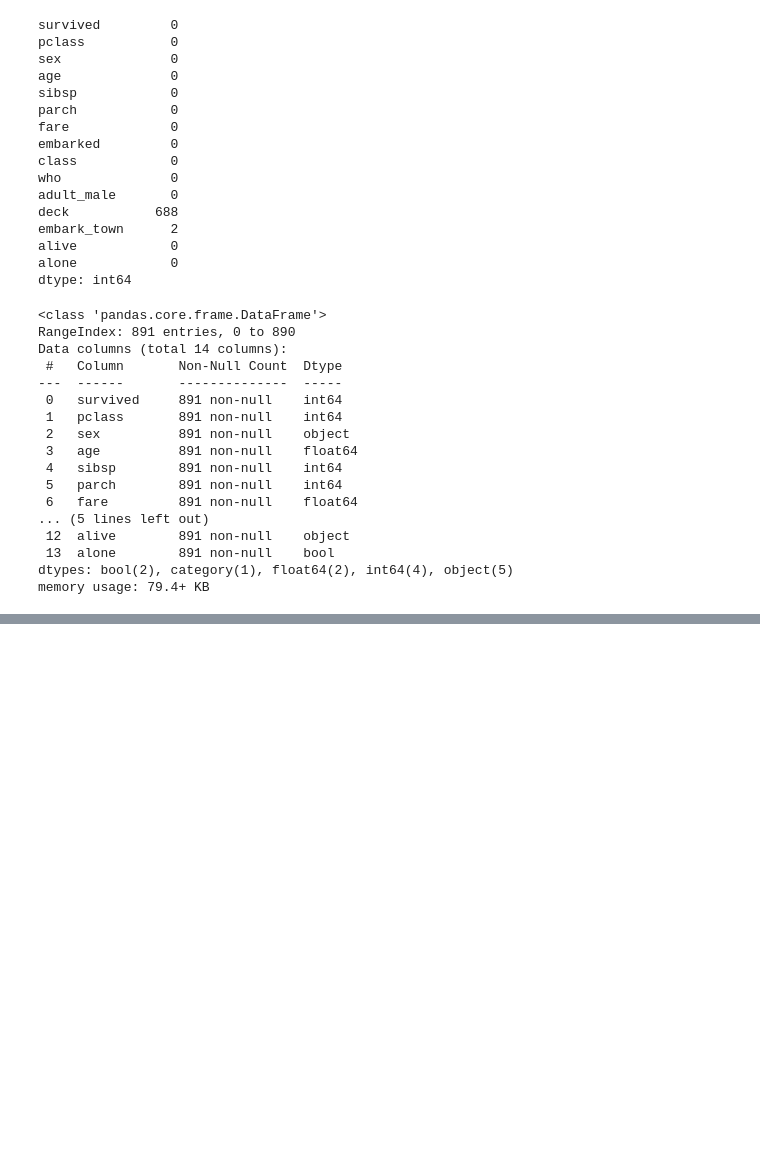
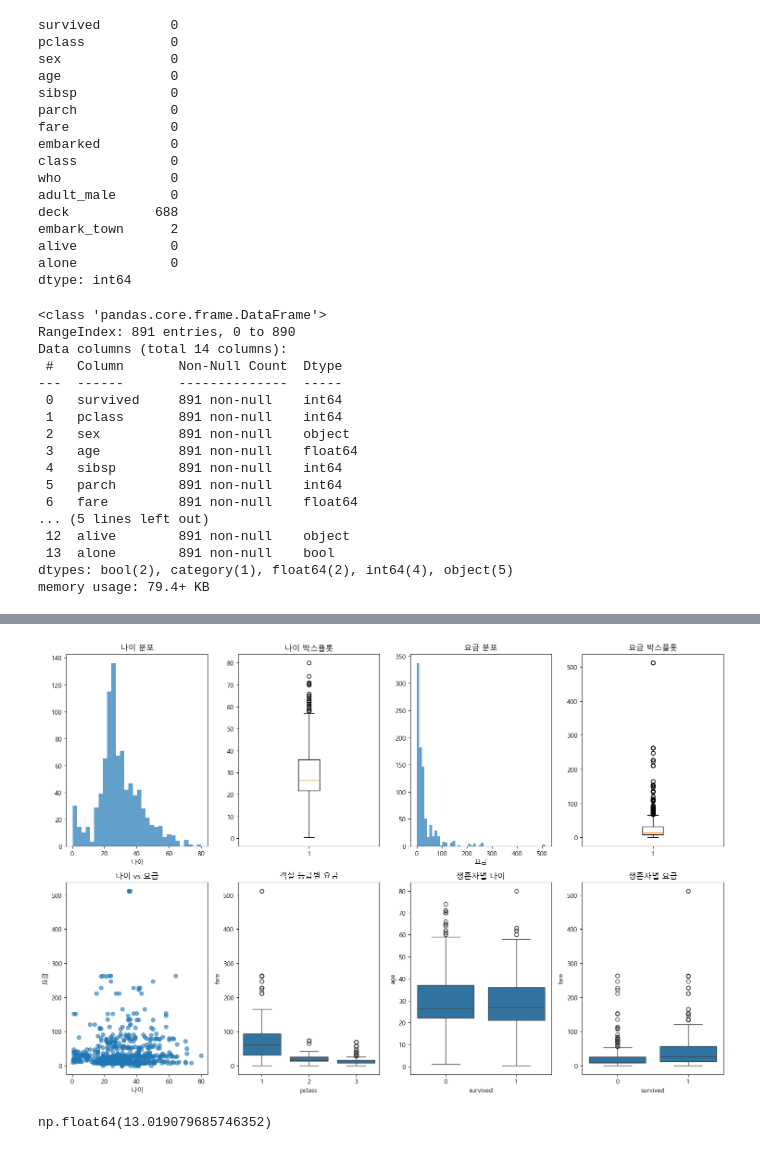
Before and after one commit to ming2tofu33/TIL, a Jupyter notebook: DataAnalysis/titanic.ipynb, the cells around one changed output, grey strips where cells are left out. Cells and saved outputs as stored; diff of their text form; code cells hidden in the pictures; blank space fills up the shorter version.

Commit message:
titanic

```diff
--- a/DataAnalysis/titanic.ipynb
+++ b/DataAnalysis/titanic.ipynb
@@ -348,0 +324,12 @@ print(survived1.head(10))
+# %%
+# 결측치(Missing Value) 처리 (이전에 배운 내용 활용)
+# 모든 사람들을 성별/객실 그룹의 평균 나이로 바꾼 Series
+tp = titanic.copy()
+
+print(titanic.groupby(['sex', 'pclass'])['age'].mean())
+
+# 각 승객의 그룹에 맞춰서(성별 + 객실등급) 해당 그룹의 평균으로 일괄 변경
+mean_ages = titanic.groupby(['sex', 'pclass'])['age'].transform('mean')
+mean_ages
+# titanic 의 'age' col 중 빈 값만, mean_ages로 채움.
+tp['age'] = titanic['age'].fillna(mean_ages)
@@ -348,0 +345,66 @@ print(survived1.head(10))
+# %%
+# 결측치 처리 안하면 제대로 시각화 제대로 안나옴
+
+# 1. 이상치 탐지 및 시각화
+plt.figure(figsize=(15, 10))
+
+# 나이 분포
+plt.subplot(2, 4, 1)
+plt.hist(tp['age'], bins=30, alpha=0.7)
+plt.title('나이 분포')
+plt.xlabel('나이')
+
+plt.subplot(2, 4, 2)
+plt.boxplot(tp['age'])
+plt.title('나이 박스플롯')
+
+# 요금 분포
+plt.subplot(2, 4, 3)
+plt.hist(tp['fare'], bins=50, alpha=0.7)
+plt.title('요금 분포')
+plt.xlabel('요금')
+
+plt.subplot(2, 4, 4)
+plt.boxplot(tp['fare'])
+plt.title('요금 박스플롯')
+
+# 산점도
+plt.subplot(2, 4, 5)
+plt.scatter(tp['age'], tp['fare'], alpha=0.6)
+plt.xlabel('나이')
+plt.ylabel('요금')
+plt.title('나이 vs 요금')
+
+# 객실 등급별 요금 분포
+plt.subplot(2, 4, 6)
+sns.boxplot(x='pclass', y='fare', data=tp)
+plt.title('객실 등급별 요금')
+
+# 생존자별 나이 분포
+plt.subplot(2, 4, 7)
+sns.boxplot(x='survived', y='age', data=tp)
+plt.title('생존자별 나이')
+
+# 생존자별 요금 분포
+plt.subplot(2, 4, 8)
+sns.boxplot(x='survived', y='fare', data=tp)
+plt.title('생존자별 요금')
+
+plt.tight_layout()
+plt.show()
+# %% [output]
+[figure, added]
+# %%
+# 2. 요금 데이터의 이상치 분석
+# IQR 방법으로 이상치 탐지
+Q1 = tp['fare'].quantile(0.25)
+Q3 = tp['fare'].quantile(0.75)
+IQR = Q3 - Q1
+lower = Q1 - 1.5 * IQR
+upper = Q3 + 1.5 * IQR
+
+fare_outliers = (tp['fare'] < lower) | (tp['fare'] > upper)
+# 전체 IQR 기준 이상치 개수 / 전체 개수 (%)
+fare_outliers.sum() / fare_outliers.count() * 100
+# %% [output]
+np.float64(13.019079685746352)
```
Also changed, not shown: parts of 15 cells of this notebook.
